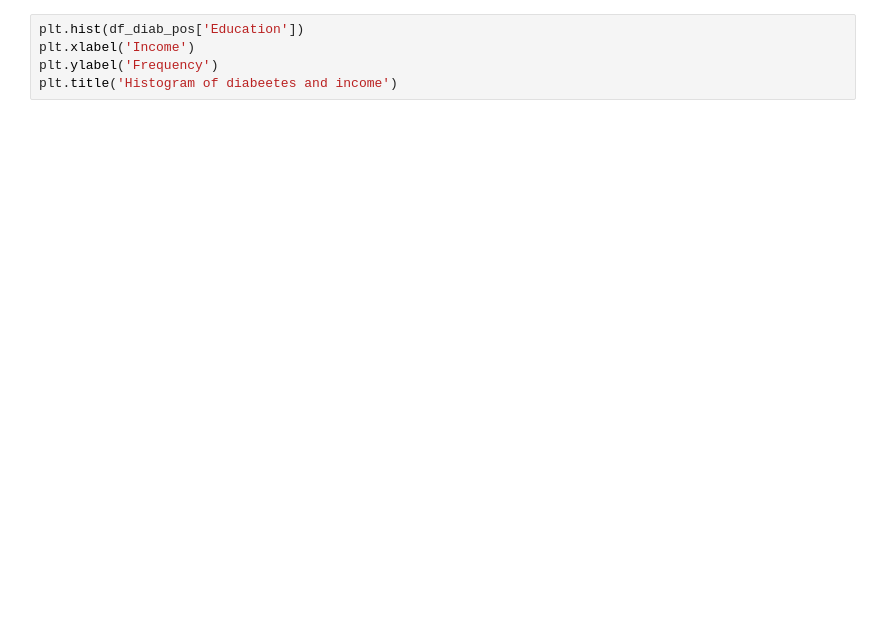
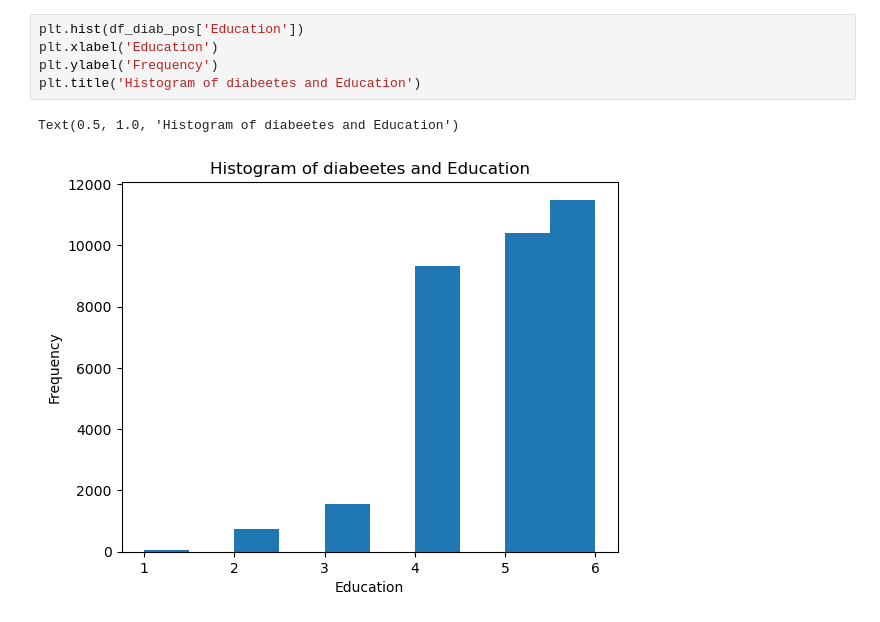
Before and after one commit to TylerHaims/Diabetes, a Jupyter notebook: creatingHistogram.ipynb, the cells around one changed output. Drawn from its saved outputs; the diff is of its cells as text; blank space fills up the shorter version.

```diff
--- a/creatingHistogram.ipynb
+++ b/creatingHistogram.ipynb
@@ -25,5 +26,8 @@ Text(0.5, 1.0, 'Histogram of diabeetes and income')
 # %%
 plt.hist(df_diab_pos['Education'])
-plt.xlabel('Income')
+plt.xlabel('Education')
 plt.ylabel('Frequency')
-plt.title('Histogram of diabeetes and income')
+plt.title('Histogram of diabeetes and Education')
+# %% [output]
+Text(0.5, 1.0, 'Histogram of diabeetes and Education')
+[figure, added]
```
Also changed, not shown: parts of 9 cells of this notebook, 1 other file.
